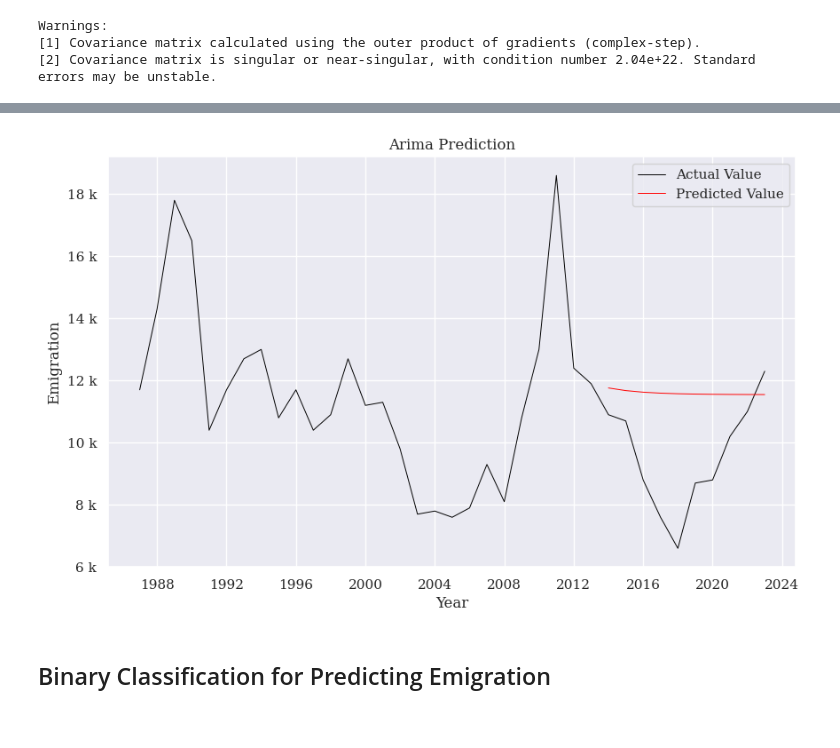
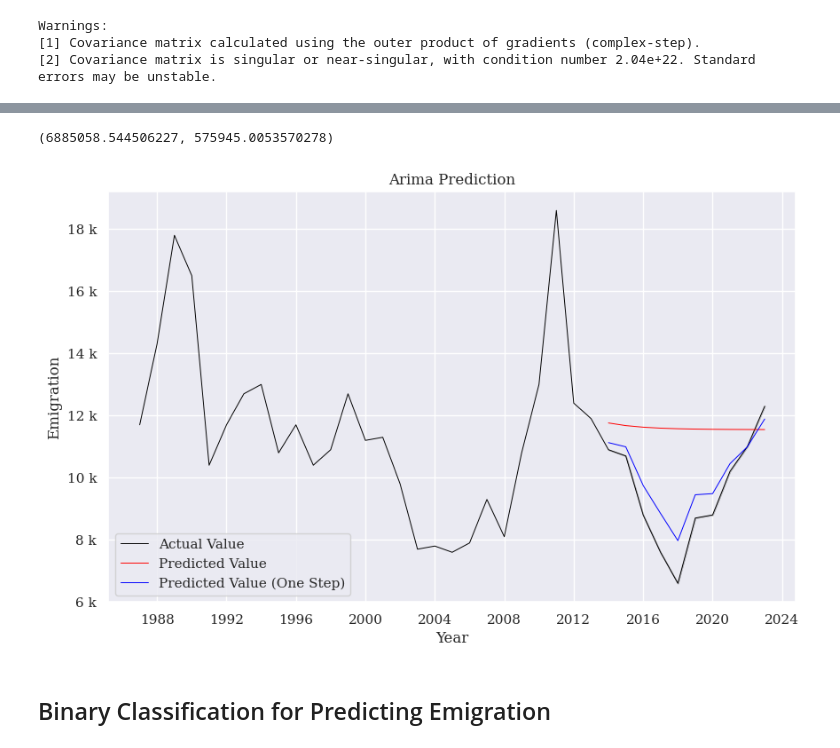
Before and after one commit to step-hen-burke/ca1, a Jupyter notebook: 00_initial_exploration.ipynb, the cells around one changed output, grey strips where cells are left out. Drawn from its saved outputs; the diff is of its cells as text; code cells hidden in the pictures.

```diff
--- a/00_initial_exploration.ipynb
+++ b/00_initial_exploration.ipynb
@@ -1479,18 +1489,36 @@ Warnings:
 arima_predictions = aa_model.predict(n_periods=len(arima_test))
 arima_test['Arima Prediction'] = list(arima_predictions)
+# %%
+# One at a time predictions
+results = []
+for i in range(training_year_cutoff+num_lags+1, max(arima_df['year'])+1):
+    arima_train = arima_df.loc[arima_df['year'] <= i]
+    aa_model = AutoARIMA().fit(y=arima_train['emigrants'])
+    results.append(list(aa_model.predict(n_periods=1))[0])
+
+arima_test['one_step_predictions'] = results
 # %%
 fig, ax = plt.subplots(figsize=(10, 6))
 
 p = sns.lineplot(data=pd.concat((arima_train, arima_test), axis=0), x='year', y='emigrants', color='black', label='Actual Value')
 sns.lineplot(data=arima_test, x = 'year', y = 'Arima Prediction', color='red', label='Predicted Value')
+sns.lineplot(data=arima_test, x = 'year', y = 'one_step_predictions', color='blue', label='Predicted Value (One Step)')
 ax.xaxis.set_major_locator(ticker.MaxNLocator(integer=True))
 ax.yaxis.set_major_formatter(ticker.EngFormatter())
 plt.title('Arima Prediction')
 plt.xlabel('Year')
 plt.ylabel('Emigration');
 fig.savefig(charts_folder / 'arima_prediction.png')
+
+
+mse_total = np.mean((arima_test['Arima Prediction'] - arima_test['emigrants'])**2)
+mse_one_step = np.mean((arima_test['one_step_predictions'] - arima_test['emigrants'])**2)
+
+# TODO Inverse transform and calculate the mse for regression techniques to compare to ARIMA
+(mse_total, mse_one_step)
 # %% [output]
+(6885058.544506227, 575945.0053570278)
-[figure, old version]
+[figure, new version]
 # %% [markdown]
 ## Binary Classification for Predicting Emigration
 # %%
```
Also changed, not shown: parts of 9 cells of this notebook.
